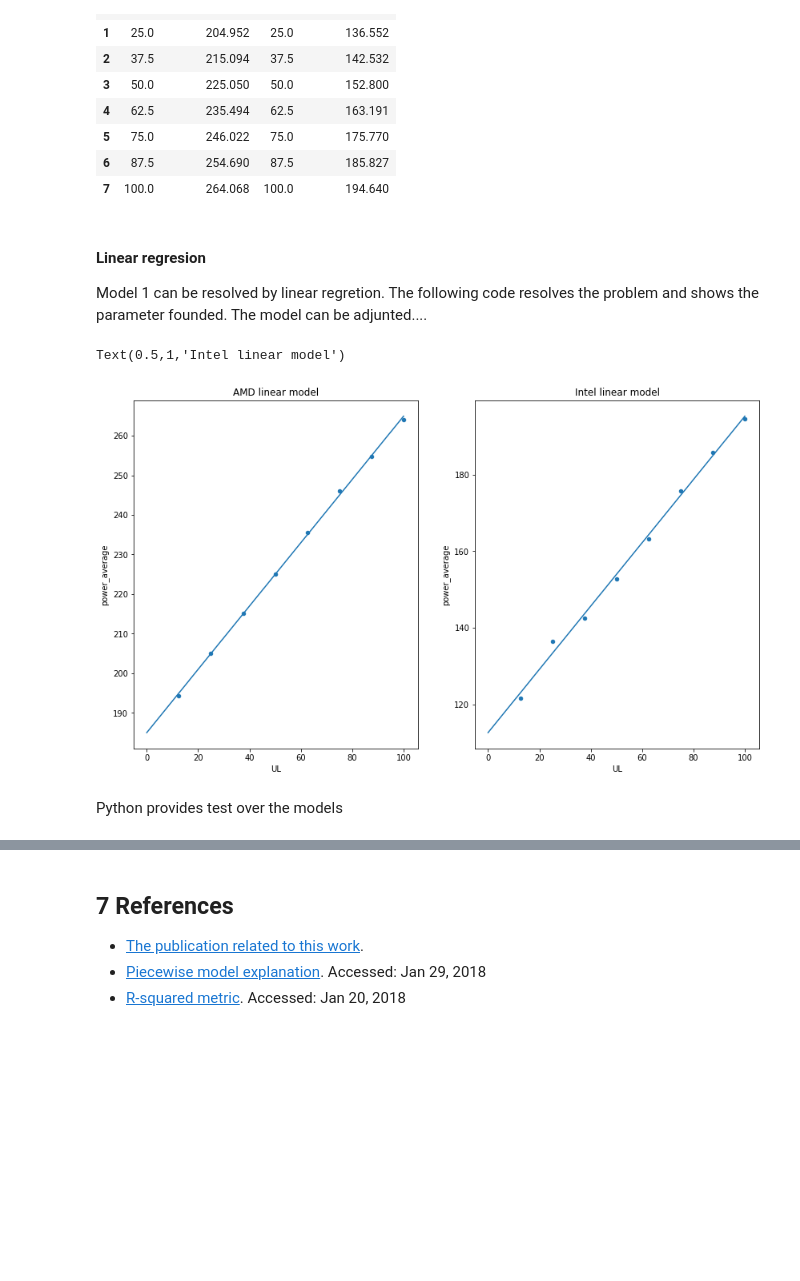
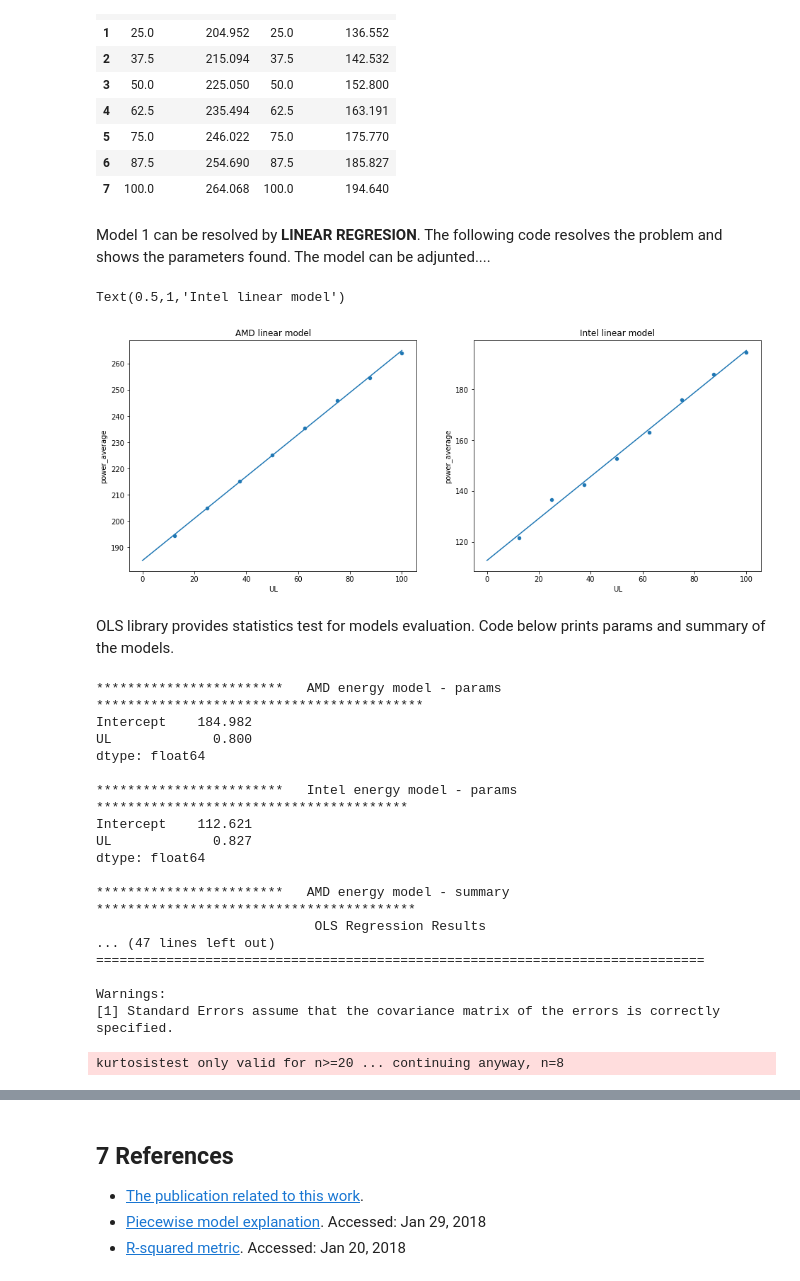
Before and after one commit to jonathan-murana/notebook, a Jupyter notebook: milab.ipynb, the cells around one changed output, grey strips where cells are left out. Drawn from its saved outputs; the diff is of its cells as text; code cells hidden in the pictures; blank space fills up the shorter version.

```diff
--- a/milab.ipynb
+++ b/milab.ipynb
@@ -1159,33 +1135,24 @@ display(pd.concat([df_exe_energy_single_amd_c1_pw,df_exe_energy_single_intel_c1_
 | 6 | 87.5 | 254.690 | 87.5 | 185.827 |
 | 7 | 100.0 | 264.068 | 100.0 | 194.640 |
 # %% [markdown]
-#### Linear regresion
-
-Model 1 can be resolved by linear regretion. The following code resolves the problem and shows the parameter founded. The model can be adjunted....
+Model 1 can be resolved by <strong>LINEAR REGRESION</strong>. The following code resolves the problem and shows the parameters found. The model can be adjunted....
 # %%
 # create linear model
 linear_model_amd = smf.ols(formula='power_average ~ UL', data=df_exe_energy_single_amd_c1_pw).fit()
 linear_model_intel = smf.ols(formula='power_average ~ UL', data=df_exe_energy_single_intel_c1_pw).fit()
 
-# Showing coef
-#print(linear_model_amd.params)
-#print(linear_model_intel.params)
-
-
+# predicting
 X_theoretical = pd.DataFrame({'UL': [0, 100]})
-
 predict_amd = linear_model_amd.predict(X_theoretical)
 predict_intel = linear_model_intel.predict(X_theoretical)
 
-f, (ax1, ax2) = plt.subplots(1, 2, sharey=False, figsize=(14, 8))
+f, (ax1, ax2) = plt.subplots(1, 2, sharey=False, figsize=(16, 6))
 ax1.plot(X_theoretical, predict_amd)
 df_exe_energy_single_amd_c1_pw.plot(kind='scatter', x='UL', y='power_average', ax=ax1)
 ax1.set_title('AMD linear model')
 ax2.plot(X_theoretical, predict_intel)
 df_exe_energy_single_intel_c1_pw.plot(kind='scatter', x='UL', y='power_average', ax=ax2)
 ax2.set_title('Intel linear model')
 # %% [output]
 Text(0.5,1,'Intel linear model')
-[figure, old version]
+[figure, new version]
-# %% [markdown]
-Python provides test over the models
@@ -1195 +1159,35 @@ Python provides test over the models
+# %% [markdown]
+OLS library provides statistics test for models evaluation. Code below prints params and summary of the models.
+# %%
+print ('************************   AMD energy model - params ******************************************')
+print (linear_model_amd.params)
+print (' ')
+print ('************************   Intel energy model - params ****************************************')
+print (linear_model_intel.params)
+print (' ')
+print ('************************   AMD energy model - summary *****************************************')
+print (linear_model_amd.summary())
+print (' ')
+print ('************************   Intel energy model - summary **************************************')
+print (linear_model_intel.summary())
+print (' ')
+# %% [output]
+************************   AMD energy model - params ******************************************
+Intercept    184.982
+UL             0.800
+dtype: float64
+
+************************   Intel energy model - params ****************************************
+Intercept    112.621
+UL             0.827
+dtype: float64
+
+************************   AMD energy model - summary *****************************************
+                            OLS Regression Results
+... (47 lines left out)
+==============================================================================
+
+Warnings:
+[1] Standard Errors assume that the covariance matrix of the errors is correctly specified.
+kurtosistest only valid for n>=20 ... continuing anyway, n=8
 # %% [markdown]
```
Also changed, not shown: parts of 131 cells of this notebook.
